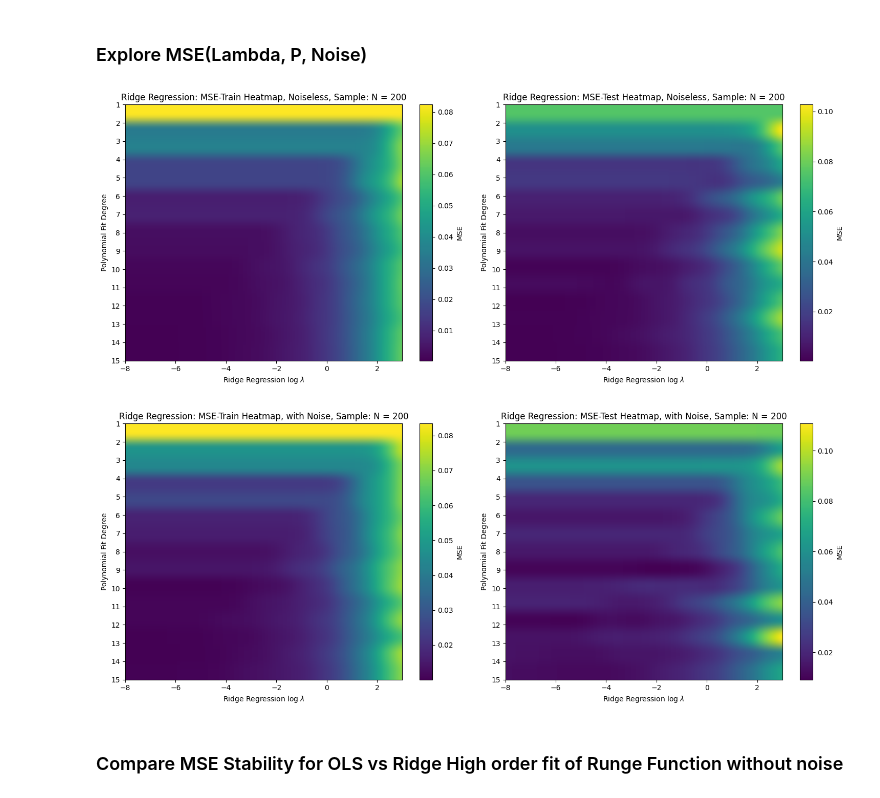
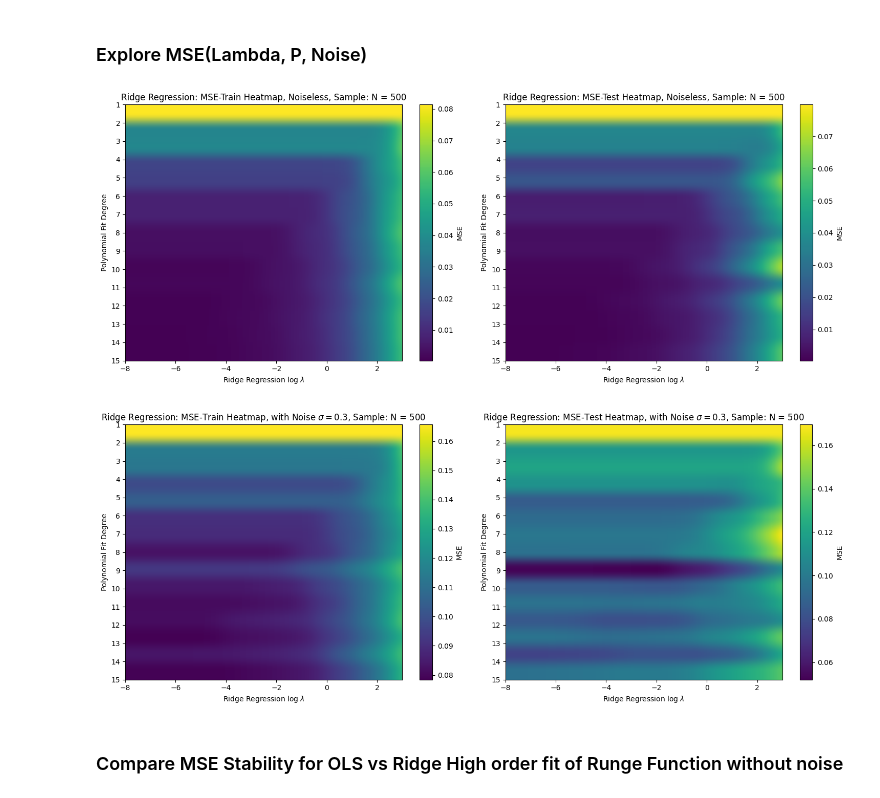
Before and after one commit to 4Lexium/Data-Analysis-and-Machine-Learning, a Jupyter notebook: project1/project1.ipynb, the cells around one changed output. Cells and saved outputs as stored; diff of their text form; code cells hidden in the pictures.

```diff
--- a/project1/project1.ipynb
+++ b/project1/project1.ipynb
@@ -50,7 +50,7 @@ def runge_function(N, noise=True):
     x = np.linspace(-1, 1, N)
     y = 1/(1+25*x**2)
     if noise:
-        y += np.random.normal(0, 0.1, size=N)
+        y += np.random.normal(0, 0.3, size=N)
     return x, y
 
 def pre_processing(x, y, N, P):
@@ -269,7 +269,7 @@ The reason is that the stochastic term N(0,1) for large sample becomes averaged
 # %% [markdown]
 ### Explore MSE(Lambda, P, Noise)
 # %%
-N = 200
+N = 500
 degree_vec = np.arange(1, P+1)
 lambda_vec = np.logspace(-8, 3, 500)
 
@@ -308,9 +308,9 @@ plt.tight_layout()
 plt.savefig(rf"{figpath}\ridge_heatmap_noiseless.png")
 plt.show()
 # %% [output]
-[figure, old version]
+[figure, new version]
 # %%
-N = 200
+N = 500
 degree_vec = np.arange(1, P+1)
 lambda_vec = np.logspace(-8, 3, 500)
 
@@ -320,36 +320,36 @@ MSE_test_heatmap = np.zeros((len(degree_vec), len(lambda_vec)))
 x, y = runge_function(N, noise=True)
 
 for i, degree in enumerate(degree_vec):
     X_train_scaled, X_test_scaled, pip, pip, y_sc, y_offset, y_test, max_eig = pre_processing(x, y, N, degree)
     for j, l_val in enumerate(lambda_vec):
         theta_ridge, mse_train_ridge, mse_test_ridge, bip, bop = ridge_analysis(X_train_scaled, X_test_scaled, y_sc, y_offset, y_test, l_val)
         MSE_train_heatmap[i, j] = mse_train_ridge
         MSE_test_heatmap[i, j] = mse_test_ridge
 
 # Create heatmaps
 fig, (ax1, ax2) = plt.subplots(1, 2, figsize=(15, 6))
 
 # Train-MSE heatmap
 im1 = ax1.imshow(MSE_train_heatmap, aspect='auto', cmap='viridis', extent=[np.log10(lambda_vec[0]), np.log10(lambda_vec[-1]), degree_vec[-1], degree_vec[0]])
 ax1.set_xlabel('Ridge Regression log $\lambda$')
 ax1.set_ylabel('Polynomial Fit Degree')
-ax1.set_title(f'Ridge Regression: MSE-Train Heatmap, with Noise, Sample: N = {N}')
+ax1.set_title(f'Ridge Regression: MSE-Train Heatmap, with Noise $\sigma=0.3$, Sample: N = {N}')
 ax1.set_yticks(degree_vec)
 fig.colorbar(im1, ax=ax1, label='MSE')
 
 # Test-MSE heatmap
 im2 = ax2.imshow(MSE_test_heatmap, aspect='auto', cmap='viridis',extent=[np.log10(lambda_vec[0]), np.log10(lambda_vec[-1]), degree_vec[-1], degree_vec[0]])
 ax2.set_xlabel('Ridge Regression log $\lambda$')
 ax2.set_ylabel('Polynomial Fit Degree')
-ax2.set_title(f'Ridge Regression: MSE-Test Heatmap, with Noise, Sample: N = {N}')
+ax2.set_title(f'Ridge Regression: MSE-Test Heatmap, with Noise $\sigma=0.3$, Sample: N = {N}')
 ax2.set_yticks(degree_vec)
 fig.colorbar(im2, ax=ax2, label='MSE')
 
 plt.tight_layout()
 plt.savefig(rf"{figpath}\ridge_heatmap_withnoise.png")
 plt.show()
 # %% [output]
-[figure, old version]
+[figure, new version]
 # %% [markdown]
 ### Compare MSE Stability for OLS vs Ridge High order fit of Runge Function without noise
 # %%
```
Also changed, not shown: parts of 33 cells of this notebook.
